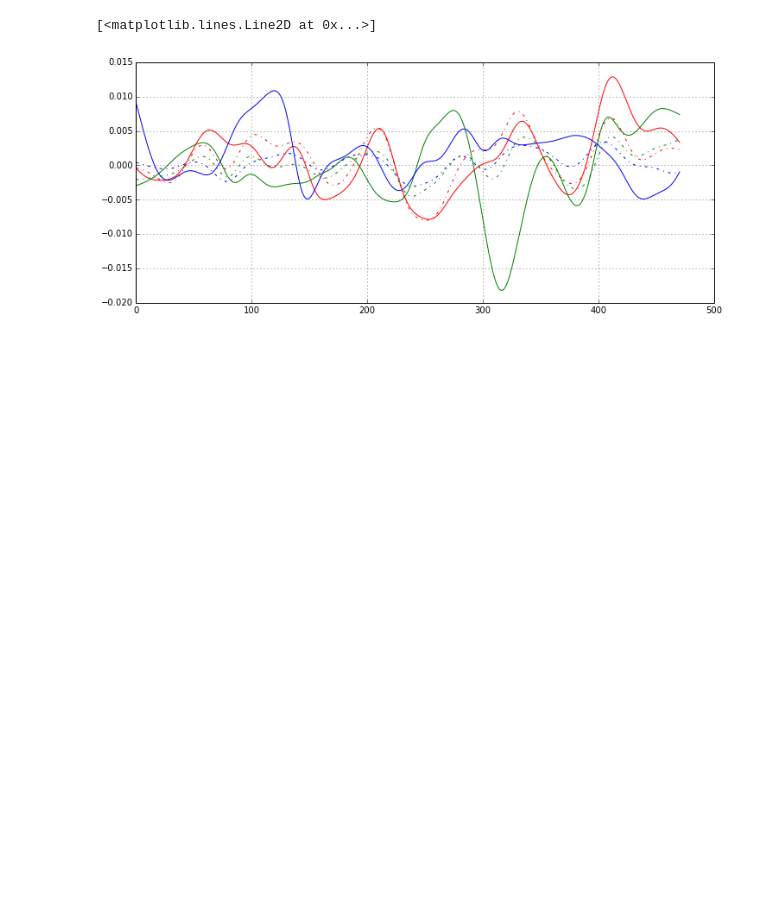
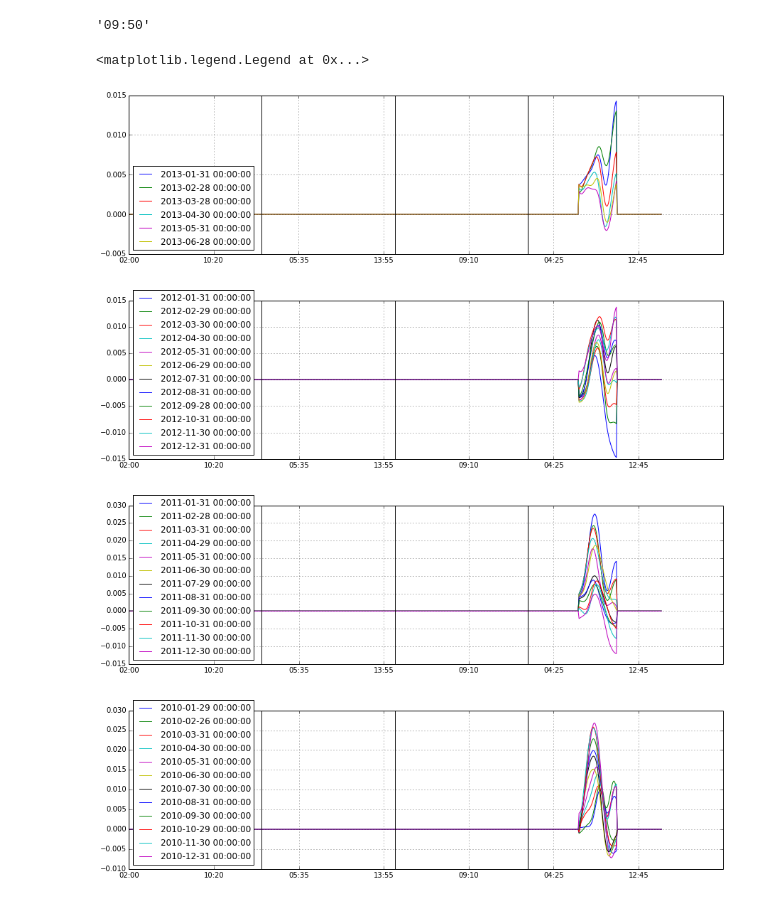
Before and after one commit to zhaovin/Convexity, a Jupyter notebook: event timing/code/Month End US.ipynb, the cells around one changed output. Drawn from its saved outputs; the diff is of its cells as text; code cells hidden in the pictures; blank space fills up the shorter version.

```diff
--- a/event timing/code/Month End US.ipynb
+++ b/event timing/code/Month End US.ipynb
@@ -204,28 +228,46 @@ for i_row in arange(0, pos_curve_1.shape[0]):
     Y = pos_raw[:i_row+1, :].flatten()
     f_x1, var_f_x1 = sig.calc_gaussian_kernel_regression(X,Y,x1, smooth_window)
     pos_curve_1[i_row, :] = f_x1/var_f_x1
-# %%
-#pos_curve_1[:, 0:2*time_int_n-13] = 0
-#pos_curve_2[:, 0:2*time_int_n-13] = 0
-#pos_curve_1[:, 2*time_int_n+13:335] = 0
-#pos_curve_2[:, 2*time_int_n+13:335] = 0
-#pos_curve_1[:, 368:] = 0
-#pos_curve_2[:, 368:] = 0
-pos_curve = 0.3*pos_curve_1 + 0.7*pos_curve_2
-
-#pos check
-rcParams['figure.figsize'] = 12, 5
-hold(True)
-grid()
-plot(pos_curve_2[20, :], 'r')
-plot(pos_curve_2[50, :], 'g')
-plot(pos_curve_2[-1, :], 'b')
-plot(pos_curve_1[20, :], 'r-.')
-plot(pos_curve_1[50, :], 'g-.')
-plot(pos_curve_1[-1, :], 'b-.')
-# %% [output]
-[<matplotlib.lines.Line2D at 0x...>]
-[figure, removed]
+# %%
+time_interval_str[565]
+# %% [output]
+'09:50'
+# %%
+rcParams['figure.figsize'] = 15, 4
+pos_curve = 0.2*pos_curve_1 + 0.8*pos_curve_2
+pos_curve[:, 575:] = 0
+pos_curve[:, :530] = 0
+ME_dates_str = [idate.strftime("%Y-%m-%d") for idate in ME_dates]
+time_interval_str = [itime.strftime("%H:%M") for itime in time_interval*(day_end -day_st)]
+
+#convert pos to dataframe
+df_pos_curve = pd.DataFrame(data = pos_curve, index = ME_dates, columns=time_interval_str)
+df_pos_curve['2013'].T.plot()
+#df_pos_curve.ix['2012-01-31'].T.plot()
+for i in range(1,day_end - day_st):
+    axvline(x= i*time_int_n-1, color = 'k')
+legend(loc = 'lower left')
+df_pos_curve['2012'].T.plot()
+#df_pos_curve.ix['2012-01-31'].T.plot()
+for i in range(1,day_end - day_st):
+    axvline(x= i*time_int_n-1, color = 'k')
+legend(loc = 'lower left')
+df_pos_curve['2011'].T.plot()
+#df_pos_curve.ix['2012-01-31'].T.plot()
+for i in range(1,day_end - day_st):
+    axvline(x= i*time_int_n-1, color = 'k')
+legend(loc = 'lower left')
+df_pos_curve['2010'].T.plot()
+#df_pos_curve.ix['2012-01-31'].T.plot()
+for i in range(1,day_end - day_st):
+    axvline(x= i*time_int_n-1, color = 'k')
+legend(loc = 'lower left')
+# %% [output]
+<matplotlib.legend.Legend at 0x...>
+[figure, added]
+[figure, added]
+[figure, added]
+[figure, added]
 # %%
 FS = 1000000
 gearing = 20
```
Also changed, not shown: parts of 13 cells of this notebook, 9 other files.
